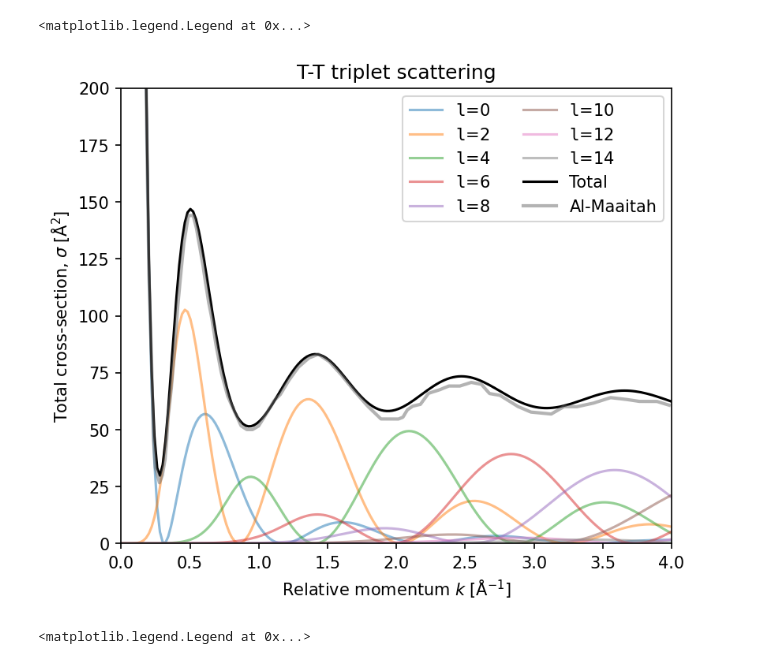
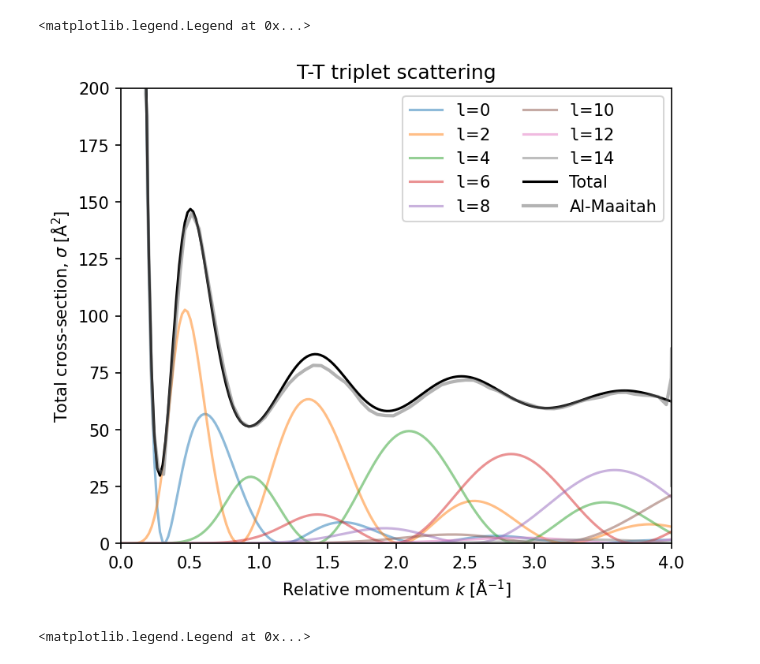
Before and after one commit to UTA-NURES/AtomicHScattering, a Jupyter notebook: examples/Literature_Comparison.ipynb, the cells around one changed output. Drawn from its saved outputs; the diff is of its cells as text; code cells hidden in the pictures.

```diff
--- a/examples/Literature_Comparison.ipynb
+++ b/examples/Literature_Comparison.ipynb
@@ -51,7 +51,7 @@ for l in even_ls:
     sigma_T_total   += sigma_T_by_l[l]
 # %%
 json_path = os.path.join(
-    here, "..", "src", "AtomicH", "LitReview", "Al_Maaitah.json"
+    here, "..", "src", "AtomicH", "LitReview", "Al_Maaitah_EX.json"
 )
 with open(json_path, "r") as f:
     data = json.load(f)
@@ -59,23 +59,26 @@ with open(json_path, "r") as f:
 Al_Maaitah        = data["datasetColl"][0]["data"]     # first dataset in the file
 k        = np.array([pt["value"][0] for pt in Al_Maaitah])   # Å⁻¹
 XS      = np.array([pt["value"][1] for pt in Al_Maaitah])   # Å²
+
+from scipy.signal import savgol_filter
+XS_smooth = savgol_filter(XS, window_length=5, polyorder=2)
 # %%
 
 
 plt.figure(figsize=(6,5), dpi=150)
 for l in sigma_T_by_l.keys():
     plt.plot(k_eV, np.array(sigma_T_by_l[l])* constants.hcInEVAngstrom**2,alpha=0.5,label=r'$\mathtt{l}$='+str(l))
 plt.plot(k_eV, np.array(sigma_T_total) * constants.hcInEVAngstrom**2, label="Total",color='black')
-plt.plot(k,XS, label="Al-Maaitah",color='dimgrey',linewidth=2,alpha=0.5)
+plt.plot(k,XS_smooth, label="Al-Maaitah",color='dimgrey',linewidth=2,alpha=0.5)
 plt.xlabel(r'Relative momentum $k\;[\mathrm{\AA}^{-1}]$')
 plt.ylabel(r'Total cross-section, $\sigma\;[\mathrm{\AA}^{2}]$')
 plt.xlim(0, 4)
 plt.ylim(0, 200)
 plt.title("T-T triplet scattering")
 plt.legend(ncol=2)
 # %% [output]
 <matplotlib.legend.Legend at 0x...>
-[figure, old version]
+[figure, new version]
 # %%
 r0       = 1e-9
 intlimit = 100 * constants.BohrInAng/constants.hcInEVAngstrom
```
Also changed, not shown: parts of 23 cells of this notebook.
